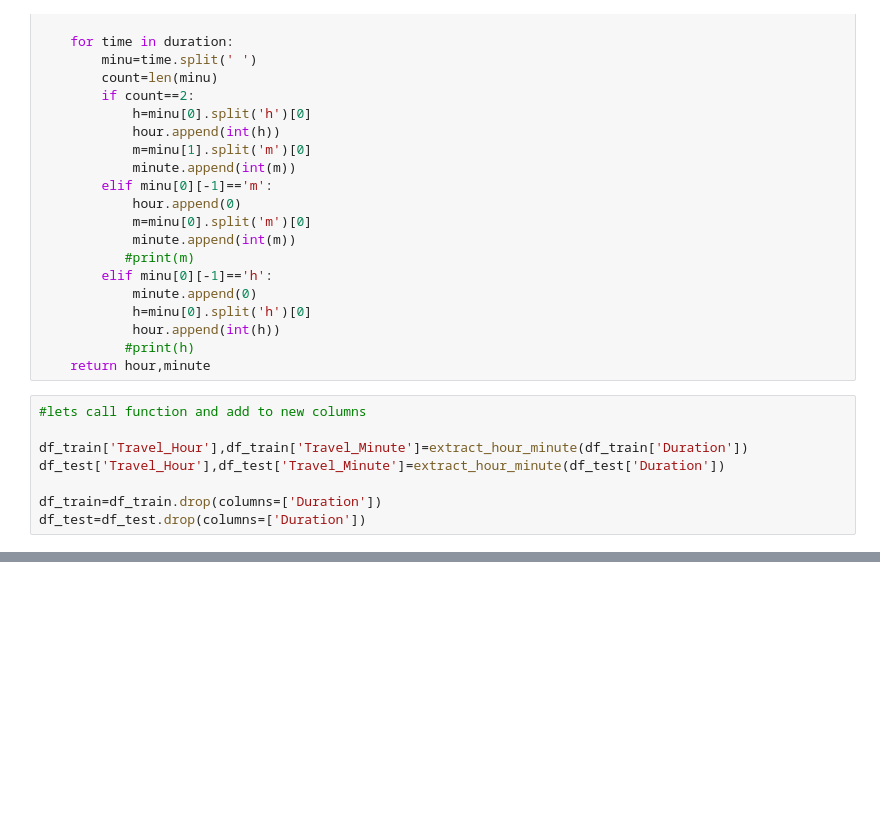
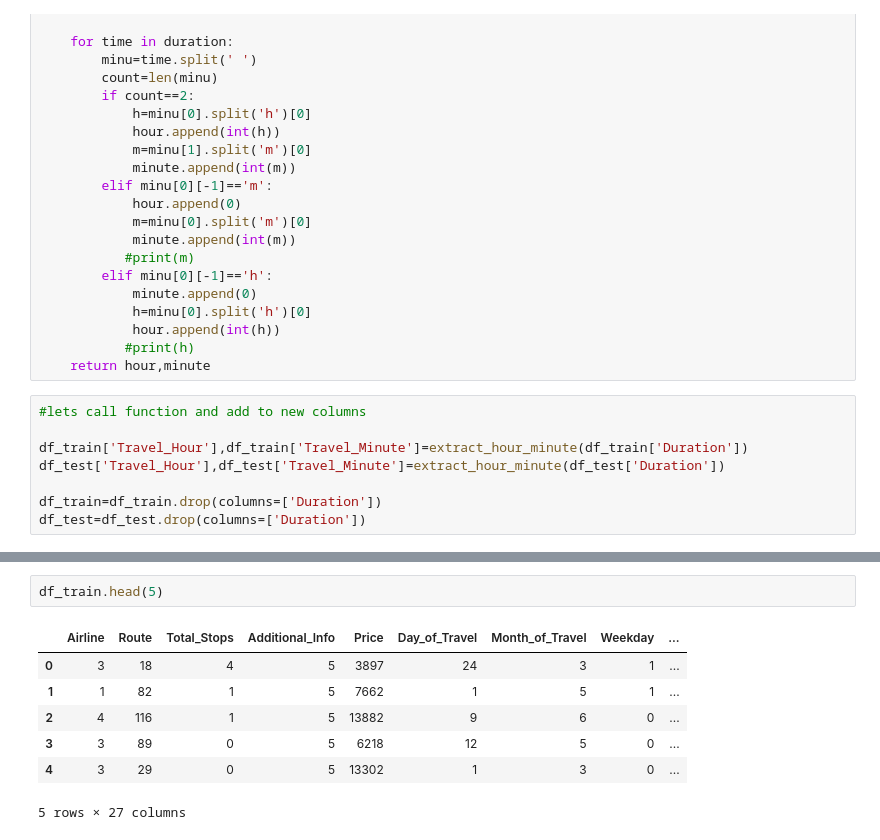
Before and after one commit to MrKhan0747/Flight-Ticket-Price-Prediction, a Jupyter notebook: FlightPricePrediction.ipynb, the cells around one changed output, grey strips where cells are left out. Drawn from its saved outputs; the diff is of its cells as text; blank space fills up the shorter version.

```diff
--- a/FlightPricePrediction.ipynb
+++ b/FlightPricePrediction.ipynb
@@ -199,6 +333,16 @@ le2=LabelEncoder()
 
 df_train[categorical_cols1]=df_train[categorical_cols1].apply(lambda col:le.fit_transform(col))
 df_test[categorical_cols2]=df_test[categorical_cols2].apply(lambda col:le2.fit_transform(col))
+# %%
+df_train.head(5)
+# %% [output]
+|  | Airline | Route | Total_Stops | Additional_Info | Price | Day_of_Travel | Month_of_Travel | Weekday | ... |
+| 0 | 3 | 18 | 4 | 5 | 3897 | 24 | 3 | 1 | ... |
+| 1 | 1 | 82 | 1 | 5 | 7662 | 1 | 5 | 1 | ... |
+| 2 | 4 | 116 | 1 | 5 | 13882 | 9 | 6 | 0 | ... |
+| 3 | 3 | 89 | 0 | 5 | 6218 | 12 | 5 | 0 | ... |
+| 4 | 3 | 29 | 0 | 5 | 13302 | 1 | 3 | 0 | ... |
+5 rows × 27 columns
 # %%
 #feature extraction
 X=df_train.drop(columns=['Price'])
```
Also changed, not shown: parts of 25 cells of this notebook.
